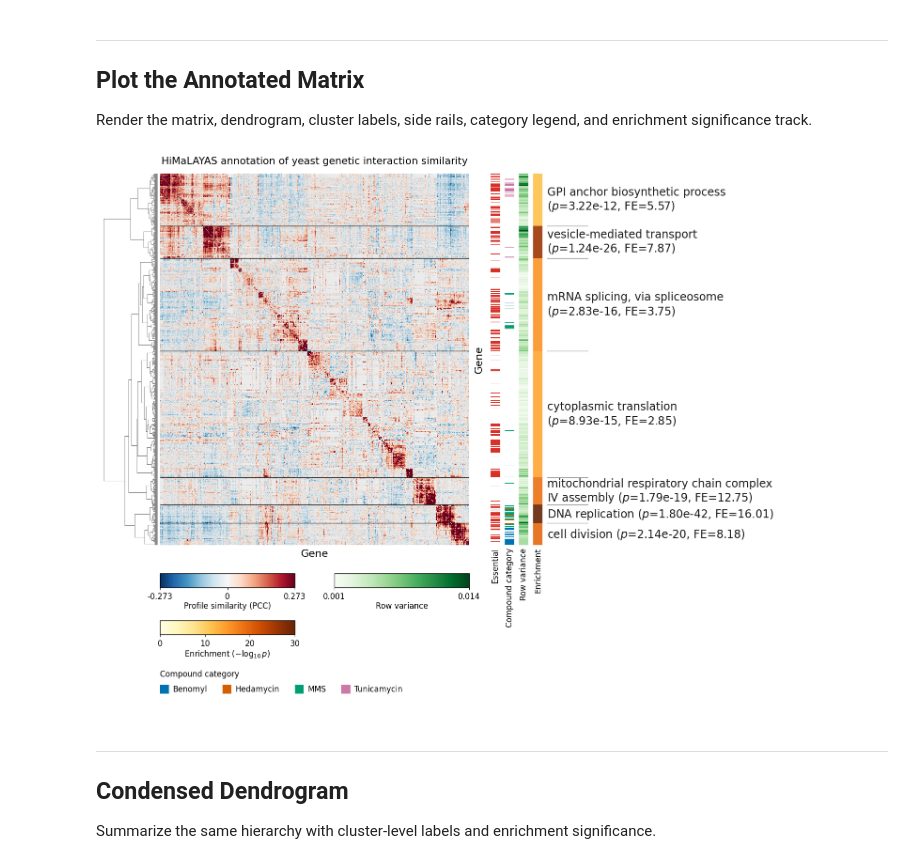
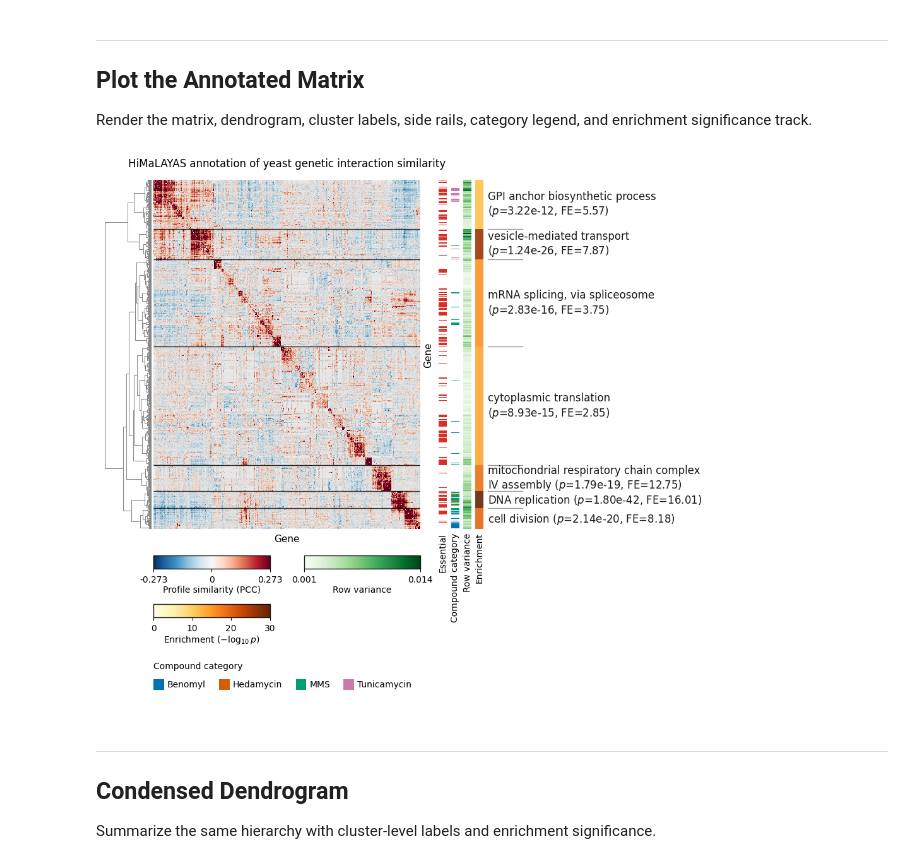
Before and after one commit to himalayas-base/himalayas-docs, a Jupyter notebook: notebooks/quickstart_advanced.ipynb, the cells around one changed output. Drawn from its saved outputs; the diff is of its cells as text; code cells hidden in the pictures.

```diff
--- a/notebooks/quickstart_advanced.ipynb
+++ b/notebooks/quickstart_advanced.ipynb
@@ -395,7 +397,7 @@ plotter = (
         "HiMaLAYAS annotation of yeast genetic interaction similarity",
         color=LABEL_COLOR,
         font=FONT,
-        fontsize=15.5,
+        fontsize=12,
     )
     .plot_dendrogram(
         axes=[0.06, 0.16, 0.09, 0.79],
@@ -409,13 +411,13 @@ plotter = (
         vmin=-vlim,
         vmax=vlim,
         outer_lw=0,
-        figsize=(14, 10),
+        figsize=(9, 7),
         subplots_adjust={"left": 0.15, "right": 0.62, "bottom": 0.16, "top": 0.95},
     )
     .plot_matrix_axis_labels(
         xlabel="Gene",
         ylabel="Gene",
-        fontsize=16,
+        fontsize=11,
         font=FONT,
         color=LABEL_COLOR,
         xlabel_pad=6.0,
@@ -434,7 +436,7 @@ plotter = (
         wrap_width=40,
         overflow="wrap",
         font=FONT,
-        fontsize=17,
+        fontsize=12,
         color=LABEL_COLOR,
         skip_unlabeled=False,
         placeholder_text="—",
@@ -496,7 +498,7 @@ plotter = (
     )
     .plot_bar_labels(
         font=FONT,
-        fontsize=12,
+        fontsize=10,
         color=LABEL_COLOR,
         pad=4,
         rotation=90,
@@ -526,12 +528,12 @@ plotter = (
     )
     .plot_colorbars(
         ncols=2,
-        height=0.13,
+        height=0.14,
         gap=0.06,
         label_pad=2.0,
         hpad=0.06,
-        vpad=0.07,
-        fontsize=12,
+        vpad=0.08,
+        fontsize=10,
         font=FONT,
         color=LABEL_COLOR,
         border_color=LABEL_COLOR,
@@ -539,37 +541,37 @@ plotter = (
         border_alpha=0.9,
         tick_decimals=3,
     )
     # Set legend for compound target
     .add_label_legend(
         name="compound_target",
         title="Compound category",
         show_only_present=True,
         ncols=4,
         nrows=1,
         col_pad=0.05,
     )
     .plot_label_legends(
-        height=0.08,
-        gap=0.075,
+        height=0.1,
+        gap=0.1,
         vpad=0.0,
         title_pad=10.0,
         swatch_scale=0.4,
-        fontsize=12,
+        fontsize=10,
         font=FONT,
         color=LABEL_COLOR,
     )
 )
 
 plotter.show()
 
 # Optional: save figures locally (Binder storage is temporary).
 SAVE_FIGURES = False
 
 if SAVE_FIGURES:
     Path("outputs").mkdir(exist_ok=True)
     plotter.save("outputs/quickstart_advanced_matrix.png", dpi=300, bbox_inches="tight")
 # %% [output]
-[figure, old version]
+[figure, new version]
 # %% [markdown]
 ---
 
```
Also changed, not shown: parts of 5 cells of this notebook, 3 other files.
